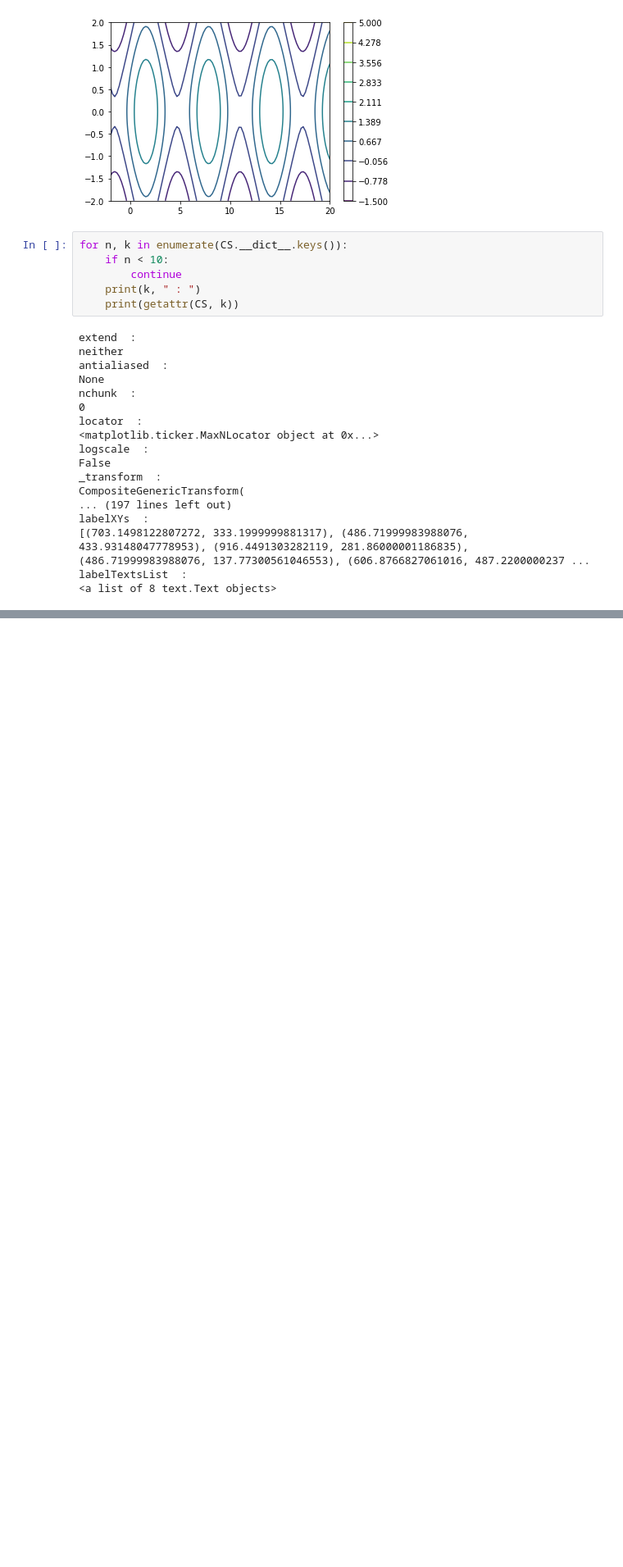
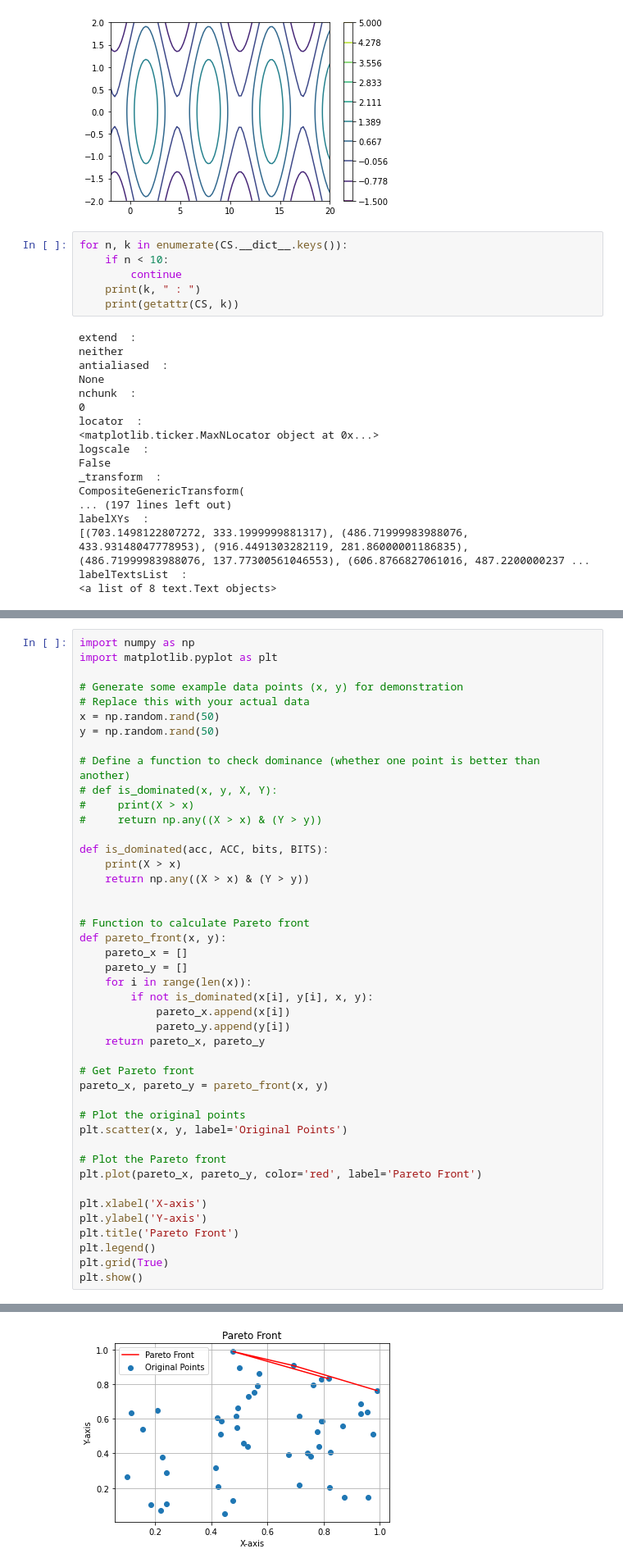
Before and after one commit to Intelligent-Microsystems-Lab/QuantizedCIL, a Jupyter notebook: figures/plotting.ipynb, the cells around one changed output, grey strips where cells are left out. Shown at 82% size. Drawn from its saved outputs; the diff is of its cells as text; blank space fills up the shorter version.

```diff
--- a/figures/plotting.ipynb
+++ b/figures/plotting.ipynb
@@ -2922,0 +3252,45 @@ labelTextsList  :
+# %%
+import numpy as np
+import matplotlib.pyplot as plt
+
+# Generate some example data points (x, y) for demonstration
+# Replace this with your actual data
+x = np.random.rand(50)
+y = np.random.rand(50)
+
+# Define a function to check dominance (whether one point is better than another)
+# def is_dominated(x, y, X, Y):
+#     print(X > x)
+#     return np.any((X > x) & (Y > y))
+
+def is_dominated(acc, ACC, bits, BITS):
+    print(X > x)
+    return np.any((X > x) & (Y > y))
+
+
+# Function to calculate Pareto front
+def pareto_front(x, y):
+    pareto_x = []
+    pareto_y = []
+    for i in range(len(x)):
+        if not is_dominated(x[i], y[i], x, y):
+            pareto_x.append(x[i])
+            pareto_y.append(y[i])
+    return pareto_x, pareto_y
+
+# Get Pareto front
+pareto_x, pareto_y = pareto_front(x, y)
+
+# Plot the original points
+plt.scatter(x, y, label='Original Points')
+
+# Plot the Pareto front
+plt.plot(pareto_x, pareto_y, color='red', label='Pareto Front')
+
+plt.xlabel('X-axis')
+plt.ylabel('Y-axis')
+plt.title('Pareto Front')
+plt.legend()
+plt.grid(True)
+plt.show()
+# %% [output]
@@ -2922,0 +3314 @@ labelTextsList  :
+[figure, added]
```
Also changed, not shown: parts of 13 cells of this notebook, 1 other file.
